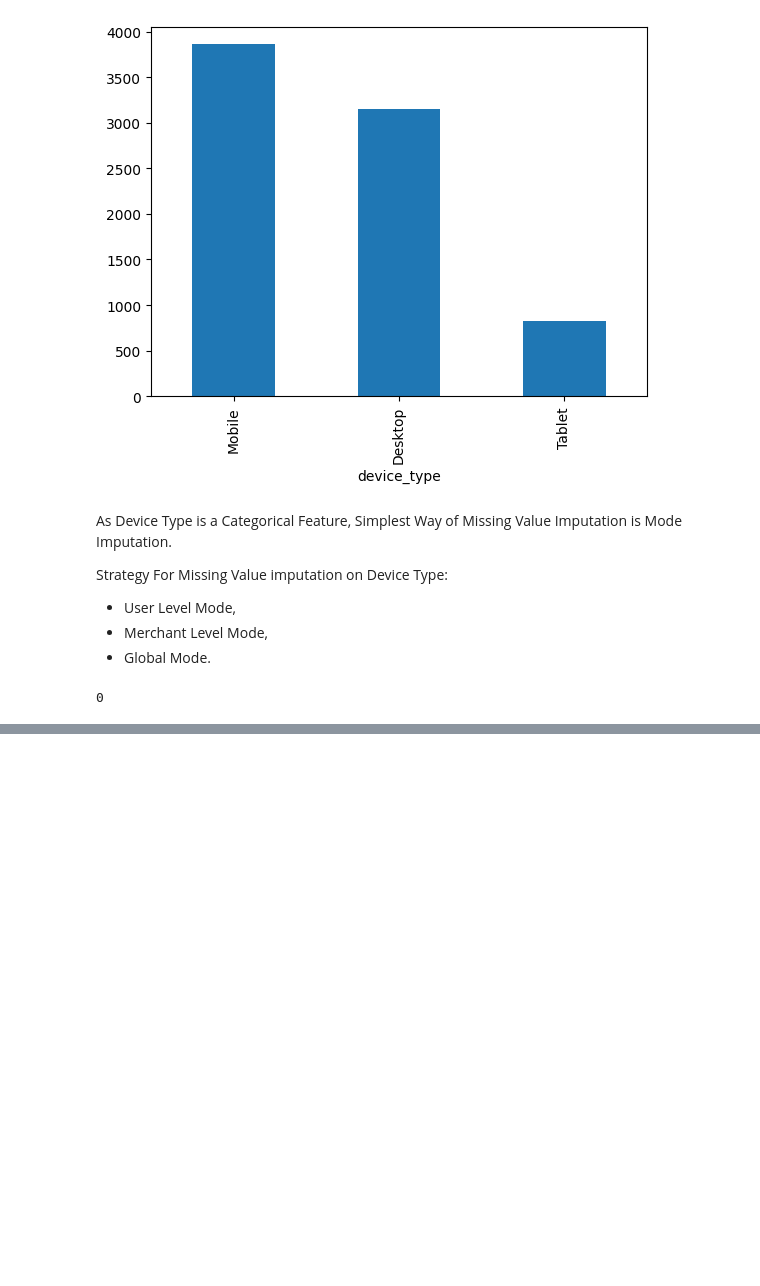
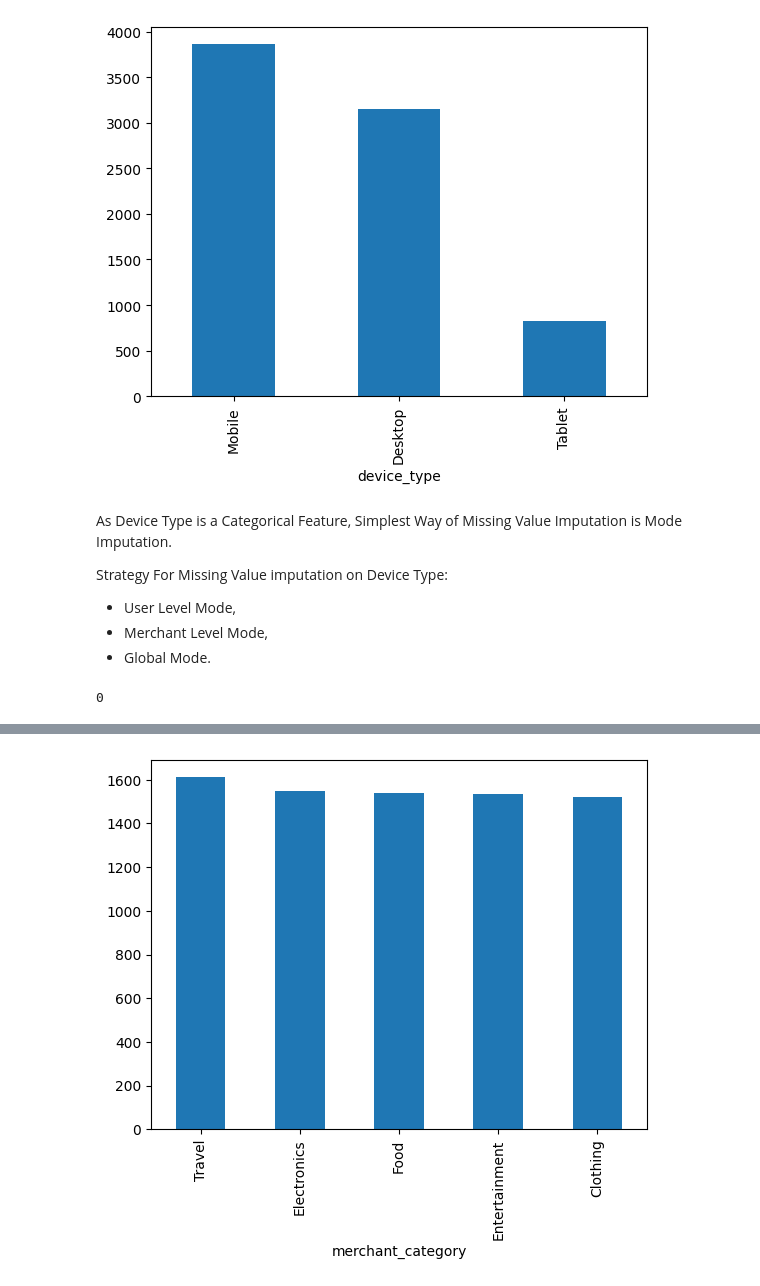
Before and after one commit to Shailya777/Fraud-Detection-EDA, a Jupyter notebook: notebooks/Fraud Detection.ipynb, the cells around one changed output, grey strips where cells are left out. Drawn from its saved outputs; the diff is of its cells as text; code cells hidden in the pictures; blank space fills up the shorter version.

Commit message:
Missing Value Imputation for Merchant Category

```diff
--- a/notebooks/Fraud Detection.ipynb
+++ b/notebooks/Fraud Detection.ipynb
@@ -277,0 +295,5 @@ df['device_type'].isnull().sum()
+# %%
+df['merchant_category'].value_counts().plot(kind= 'bar')
+plt.show()
+# %% [output]
+[figure, added]
```
Also changed, not shown: parts of 6 cells of this notebook.
